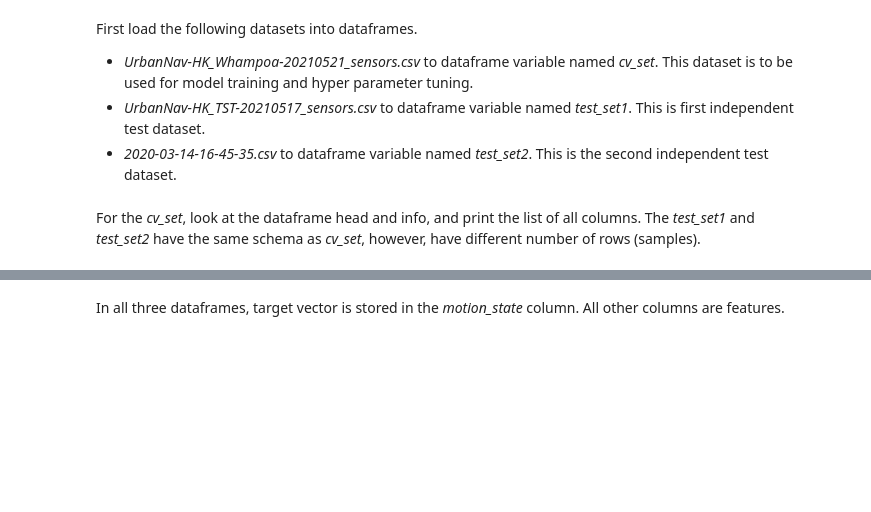
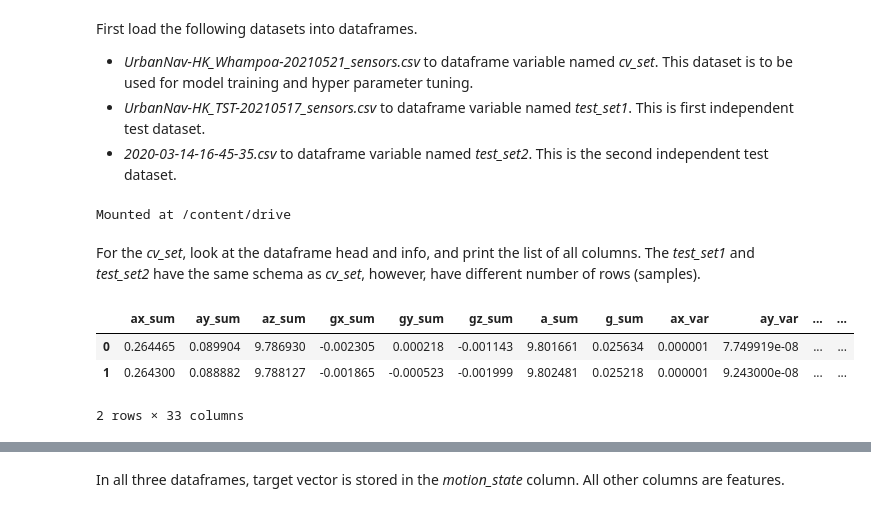
Before and after one commit to TonnyChuwa/engg680_2024_fall, a Jupyter notebook: Lab_Assignment4/Assignment 4.ipynb, the cells around one changed output, grey strips where cells are left out. Drawn from its saved outputs; the diff is of its cells as text; code cells hidden in the pictures; blank space fills up the shorter version.

```diff
--- a/Lab_Assignment4/Assignment 4.ipynb
+++ b/Lab_Assignment4/Assignment 4.ipynb
@@ -33,20 +33,29 @@ First load the following datasets into dataframes.
 # %%
 # (2 marks)
 # TODO: Load cross validation/training dataset (UrbanNav-HK_Whampoa-20210521_sensors.csv) to 'cv_set' dataframe
-
+from google.colab import drive
+drive.mount('/content/drive')
 # uncomment and compelete below
-# cv_set =
+cv_set = pd.read_csv('/content/drive/MyDrive/engg680_2024_fall/Lab_Assignment4/UrbanNav-HK_TST-20210517_sensors.csv')
 
 # TODO: Load UrbanNav-HK_TST-20210517_sensors.csv to 'test_set1' dataframe
-# test_set1 =
+test_set1 = pd.read_csv('/content/drive/MyDrive/engg680_2024_fall/Lab_Assignment4/UrbanNav-HK_TST-20210517_sensors.csv')
 
 # TODO: Load 2020-03-14-16-45-35.csv to 'test_set2' dataframe
-# test_set2 =
+test_set2 = pd.read_csv('/content/drive/MyDrive/engg680_2024_fall/Lab_Assignment4/2020-03-14-16-45-35.csv')
+# %% [output]
+Mounted at /content/drive
 # %% [markdown]
 For the *cv_set*, look at the dataframe head and info, and print the list of all columns. The *test_set1* and *test_set2* have the same schema as *cv_set*, however, have different number of rows (samples).
 # %%
 # TODO: Display first two rows of cv_set
 # (1 mark)
+cv_set.head(2)
+# %% [output]
+|  | ax_sum | ay_sum | az_sum | gx_sum | gy_sum | gz_sum | a_sum | g_sum | ax_var | ay_var | ... | ... |
+| 0 | 0.264465 | 0.089904 | 9.786930 | -0.002305 | 0.000218 | -0.001143 | 9.801661 | 0.025634 | 0.000001 | 7.749919e-08 | ... | ... |
+| 1 | 0.264300 | 0.088882 | 9.788127 | -0.001865 | -0.000523 | -0.001999 | 9.802481 | 0.025218 | 0.000001 | 9.243000e-08 | ... | ... |
+2 rows × 33 columns
 # %%
 # TODO: Load the info method of cv_set
 # (1 mark)
```
Also changed, not shown: parts of 24 cells of this notebook.
